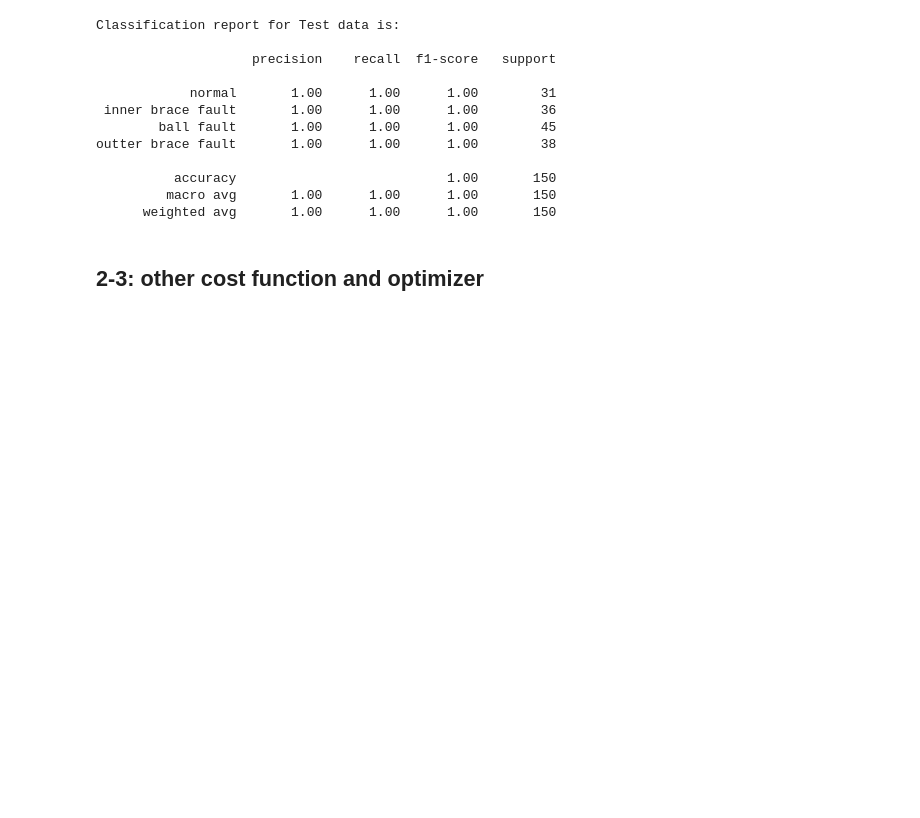
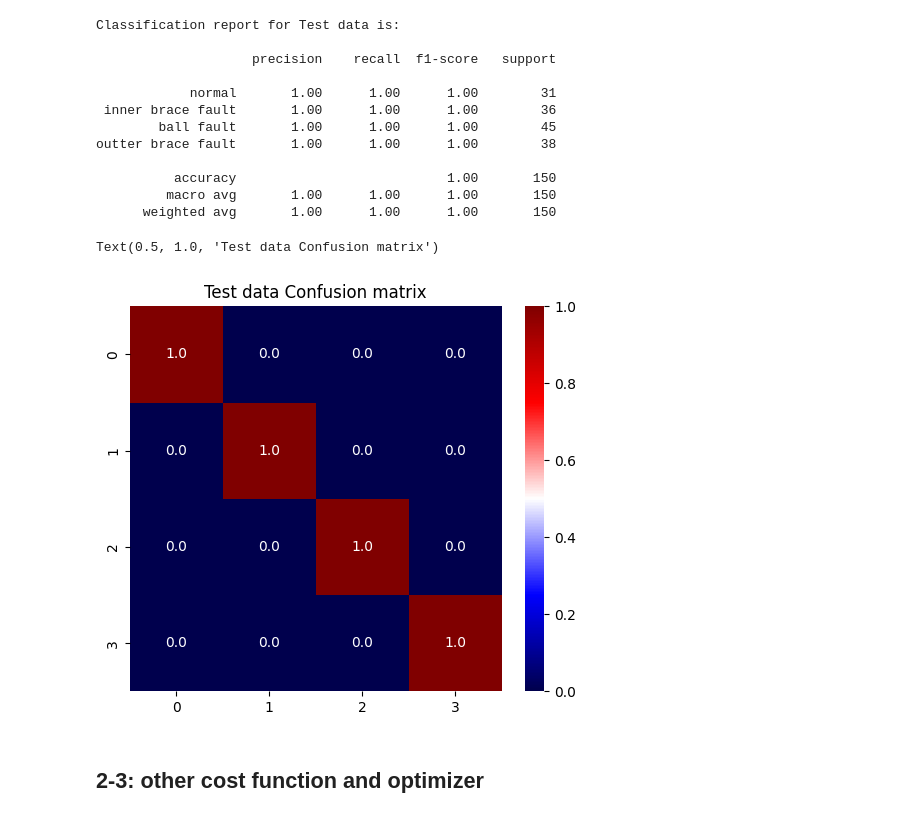
Before and after one commit to AliBagheriNejad/ML-AliYari, a Jupyter notebook: MiniP 2/mp2q2.ipynb, the cells around one changed output. Cells and saved outputs as stored; diff of their text form; code cells hidden in the pictures; blank space fills up the shorter version.

```diff
--- a/MiniP 2/mp2q2.ipynb
+++ b/MiniP 2/mp2q2.ipynb
@@ -367,6 +390,18 @@ outter brace fault       1.00      1.00      1.00        38
           accuracy                           1.00       150
          macro avg       1.00      1.00      1.00       150
       weighted avg       1.00      1.00      1.00       150
+# %%
+cm_test = confusion_matrix(y_test, y_hat_test)
+cm_test_s = np.sum(cm_test, axis=1).reshape(-1,1)
+cm_test = cm_test/cm_test_s
+
+# Plotting
+plt.figure(figsize=(6,5))
+sns.heatmap(cm_test, annot=True, cmap='seismic', fmt='.1f')
+plt.title('Test data Confusion matrix')
+# %% [output]
+Text(0.5, 1.0, 'Test data Confusion matrix')
+[figure, added]
 # %% [markdown]
 ## 2-3: other cost function and optimizer
 # %%
```
Also changed, not shown: parts of 10 cells of this notebook.
